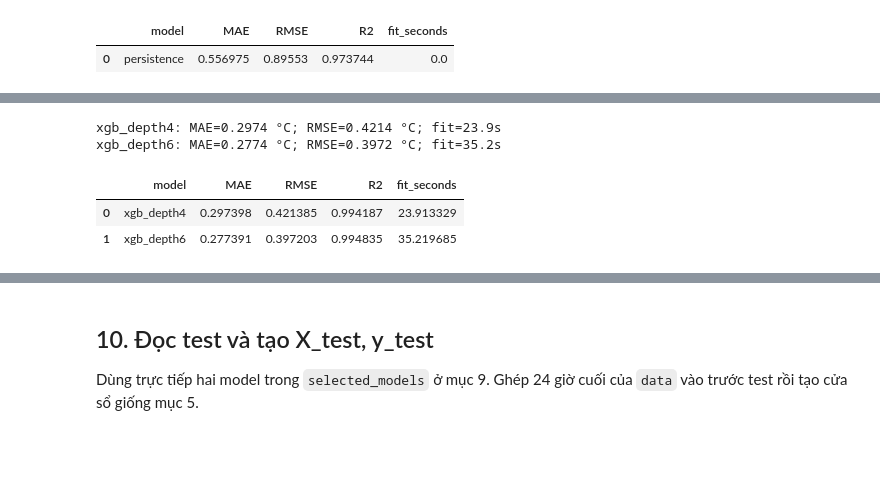
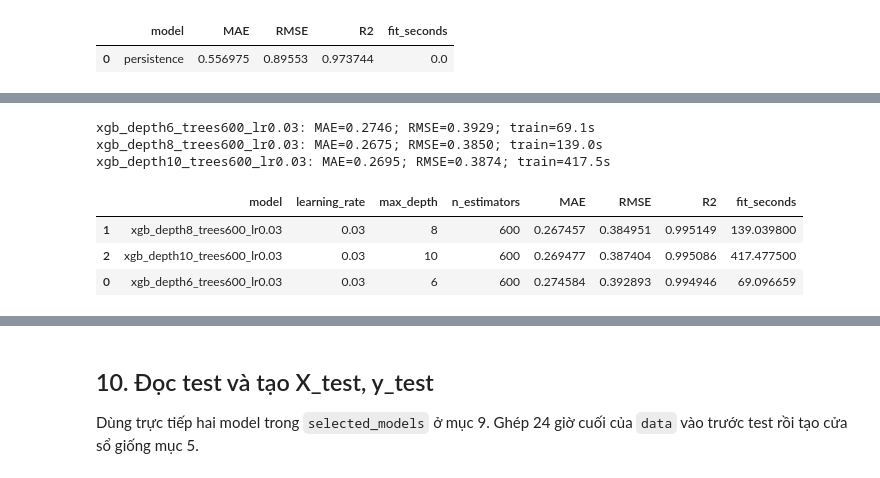
Before and after one commit to dinhhuy410/Weather-Forecasting-ystem, a Jupyter notebook: train_model/ml_models.ipynb, the cells around one changed output, grey strips where cells are left out. Saved outputs shown, nothing was run; the diff lists cells and outputs as text; code cells hidden in the pictures; blank space fills up the shorter version.

```diff
--- a/train_model/ml_models.ipynb
+++ b/train_model/ml_models.ipynb
@@ -204,15 +208,8 @@ Tương tự, gọi trực tiếp `XGBRegressor`. Không dùng test cho early st
 # %%
-xgb_models = {
-    "xgb_depth4": XGBRegressor(
-        n_estimators=300, max_depth=4, learning_rate=0.05,
-        objective="reg:squarederror", tree_method="hist", eval_metric="rmse",
-        subsample=0.9, colsample_bytree=0.9, random_state=RANDOM_STATE, n_jobs=N_JOBS,
-    ),
-    "xgb_depth6": XGBRegressor(
-        n_estimators=300, max_depth=6, learning_rate=0.05,
-        objective="reg:squarederror", tree_method="hist", eval_metric="rmse",
-        subsample=0.9, colsample_bytree=0.9, random_state=RANDOM_STATE, n_jobs=N_JOBS,
-    ),
+xgb_parameters = {
+    "max_depth": [6, 8, 10],
+    "n_estimators": [600],
+    "learning_rate": [0.03],
 }
-xgb_models
+print("Số cấu hình XGBoost:", len(ParameterGrid(xgb_parameters)))
 # %% [output]
@@ -236,21 +217,40 @@ xgb_models
 # %%
-validation_scores = [row for row in validation_scores if row["model"] not in xgb_models]
-for name, model in xgb_models.items():
+xgb_results = []
+best_xgb_score = (np.inf, np.inf)
+
+for parameters in ParameterGrid(xgb_parameters):
+    model = XGBRegressor(
+        **parameters,
+        objective="reg:squarederror", tree_method="hist", eval_metric="rmse",
+        subsample=0.9, colsample_bytree=0.9, random_state=RANDOM_STATE, n_jobs=N_JOBS,
+    )
     started = perf_counter()
     model.fit(X_train, y_train)
     fit_seconds = perf_counter() - started
     valid_prediction = model.predict(X_valid)
     score = regression_metrics(y_valid, valid_prediction)
-    validation_scores.append({"model": name, **score, "fit_seconds": fit_seconds})
-    validation_predictions[name] = valid_prediction
-    trained_models[name] = model
-    print(f"{name}: MAE={score['MAE']:.4f} °C; RMSE={score['RMSE']:.4f} °C; fit={fit_seconds:.1f}s")
+    name = (
+        f"xgb_depth{parameters['max_depth']}_trees{parameters['n_estimators']}"
+        f"_lr{parameters['learning_rate']:g}"
+    )
+    xgb_results.append({"model": name, **parameters, **score, "fit_seconds": fit_seconds})
 
-display(pd.DataFrame([row for row in validation_scores if row["model"] in xgb_models]))
+    # Chọn bằng MAE validation; nếu hòa thì xét RMSE.
+    if (score["MAE"], score["RMSE"]) < best_xgb_score:
+        best_xgb_score = (score["MAE"], score["RMSE"])
+        best_xgb_name = name
+        best_xgb_model = model
+        best_xgb_prediction = valid_prediction
+    print(f"{name}: MAE={score['MAE']:.4f}; RMSE={score['RMSE']:.4f}; train={fit_seconds:.1f}s")
+
+xgb_scores = pd.DataFrame(xgb_results)
+display(xgb_scores.sort_values(["MAE", "RMSE"]))
 # %% [output]
-xgb_depth4: MAE=0.2974 °C; RMSE=0.4214 °C; fit=23.9s
-xgb_depth6: MAE=0.2774 °C; RMSE=0.3972 °C; fit=35.2s
+xgb_depth6_trees600_lr0.03: MAE=0.2746; RMSE=0.3929; train=69.1s
+xgb_depth8_trees600_lr0.03: MAE=0.2675; RMSE=0.3850; train=139.0s
+xgb_depth10_trees600_lr0.03: MAE=0.2695; RMSE=0.3874; train=417.5s
-|  | model | MAE | RMSE | R2 | fit_seconds |
-| 0 | xgb_depth4 | 0.297398 | 0.421385 | 0.994187 | 23.913329 |
-| 1 | xgb_depth6 | 0.277391 | 0.397203 | 0.994835 | 35.219685 |
+|  | model | learning_rate | max_depth | n_estimators | MAE | RMSE | R2 | fit_seconds |
+| 1 | xgb_depth8_trees600_lr0.03 | 0.03 | 8 | 600 | 0.267457 | 0.384951 | 0.995149 | 139.039800 |
+| 2 | xgb_depth10_trees600_lr0.03 | 0.03 | 10 | 600 | 0.269477 | 0.387404 | 0.995086 | 417.477500 |
+| 0 | xgb_depth6_trees600_lr0.03 | 0.03 | 6 | 600 | 0.274584 | 0.392893 | 0.994946 | 69.096659 |
 # %% [markdown]
```
Also changed, not shown: parts of 17 cells of this notebook, 3 other files.
